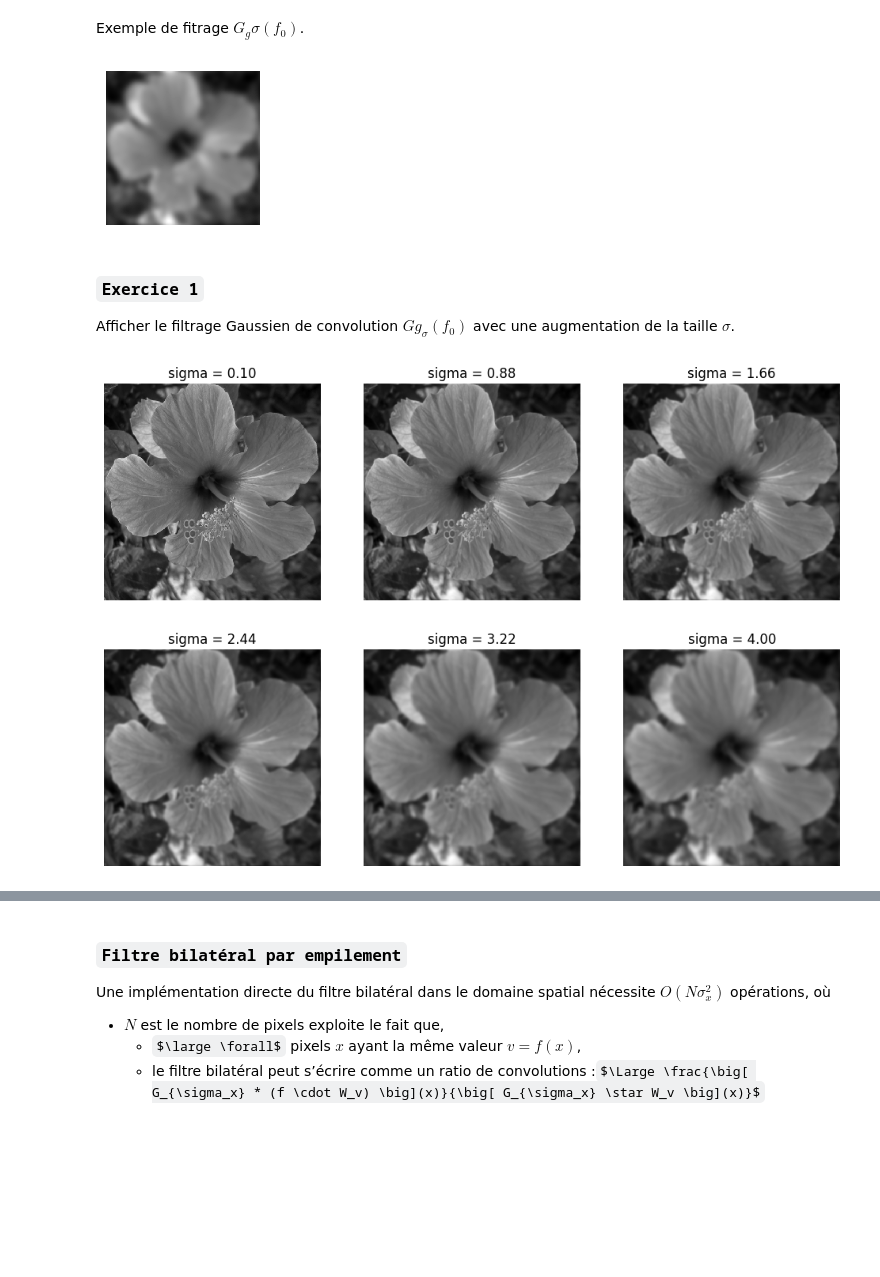
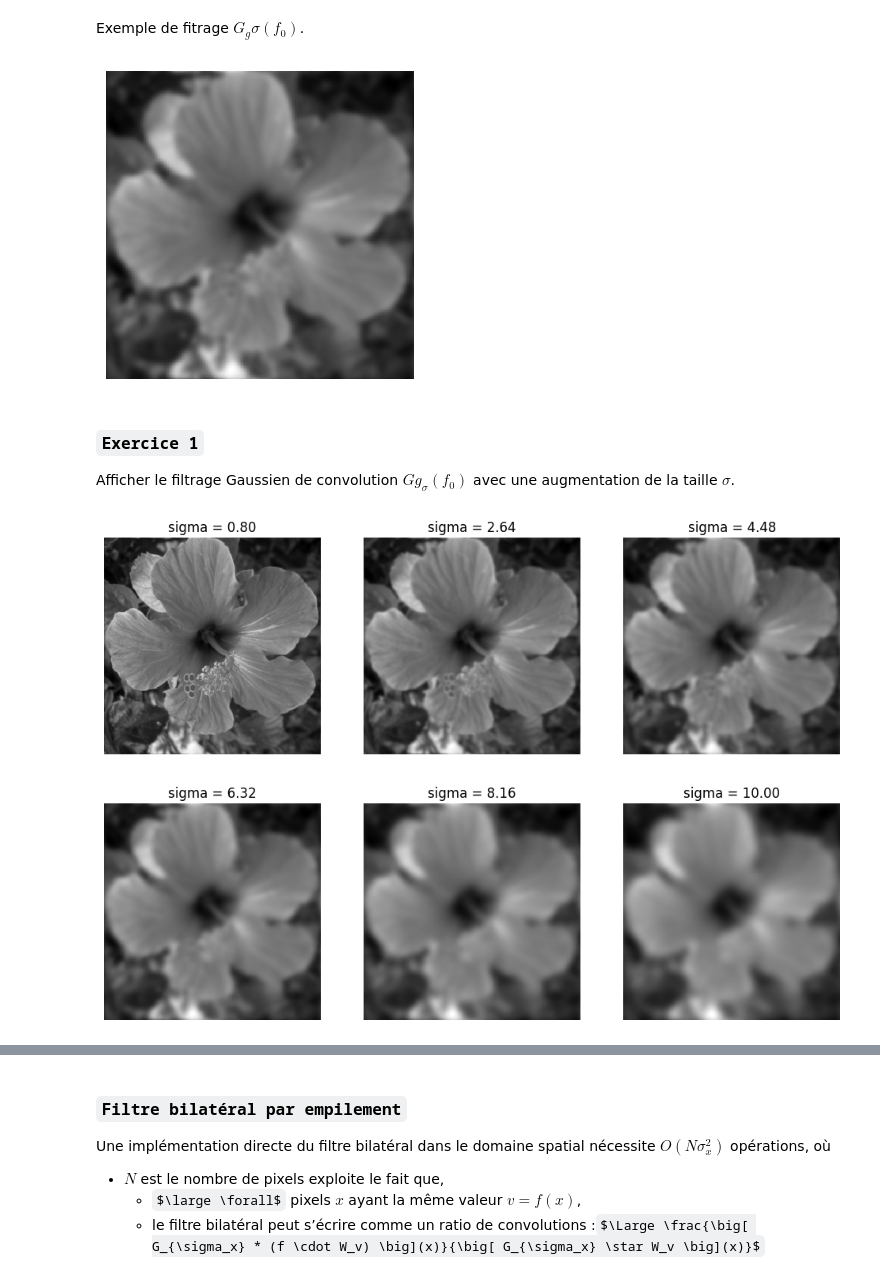
Before and after one commit to Borleo/2_M2_IAFA, a Jupyter notebook: TP_M2IAFA/TP_M2_IMGCMPT/TP23_Imagerie_Computationnelle/3_Advanced Denoising Methods/Bilateral Filtering/denoisingadv_8_bilateral.ipynb, the cells around one changed output, grey strips where cells are left out. Drawn from its saved outputs; the diff is of its cells as text; code cells hidden in the pictures; some formulas as TeX source; blank space fills up the shorter version.

```diff
--- a/TP_M2IAFA/TP_M2_IMGCMPT/TP23_Imagerie_Computationnelle/3_Advanced Denoising Methods/Bilateral Filtering/denoisingadv_8_bilateral.ipynb
+++ b/TP_M2IAFA/TP_M2_IMGCMPT/TP23_Imagerie_Computationnelle/3_Advanced Denoising Methods/Bilateral Filtering/denoisingadv_8_bilateral.ipynb
@@ -108,10 +117,10 @@ Filter = lambda F, s: np.real(np.fft.ifft2(np.fft.fft2(F) * np.fft.fft2(Gaussian
 # %% [markdown]
 Exemple de fitrage $G_g{\sigma}(f_0) $.
 # %%
-plt.figure(figsize=(2,2))
-imageplot(Filter(f0,10))
+plt.figure(figsize=(4,4))
+imageplot(Filter(f0,5))
 # %% [output]
-[figure, old version]
+[figure, new version]
 # %% [markdown]
 ### __`Exercice 1`__
 Afficher le filtrage Gaussien de convolution $Gg_{\sigma}(f_0)$ avec une augmentation de la taille $\sigma$.
@@ -119,7 +128,7 @@ Afficher le filtrage Gaussien de convolution $Gg_{\sigma}(f_0)$ avec une augment
 import matplotlib.pyplot as plt
 import numpy as np
 
-sig_list = np.linspace(.1,4,6)
+sig_list = np.linspace(.8,10,6)
 ncols = 3
 nimgs = len(sig_list)
 nrows = int(np.ceil(nimgs / ncols))
@@ -128,9 +137,9 @@ plt.figure(figsize=(12,8))
 
 for i, sig in enumerate(sig_list):
     imageplot(Filter(f0,sig),f"sigma = {sig:.2f}", [nrows, ncols, i+1])
-#plt.show()
+plt.show()
 # %% [output]
-[figure, old version]
+[figure, new version]
 # %% [markdown]
 ### `Filtre bilatéral`
 Le filtre bilatéral possède plusieurs qualités qui expliquent son succès :
```
Also changed, not shown: parts of 28 cells of this notebook, 1 other file.
